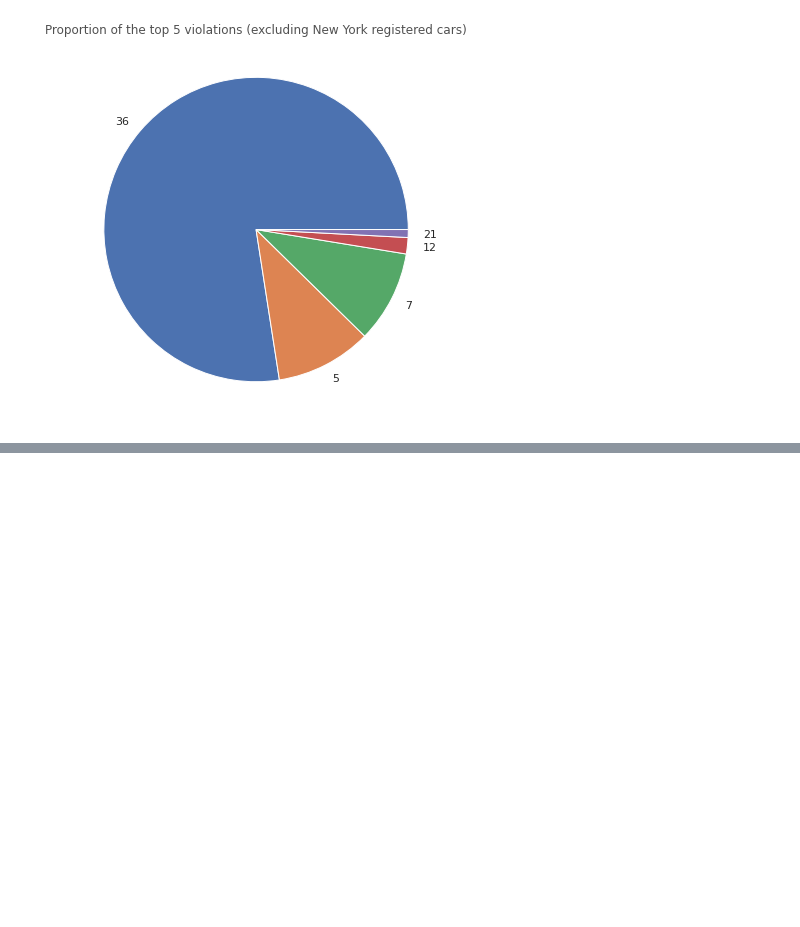
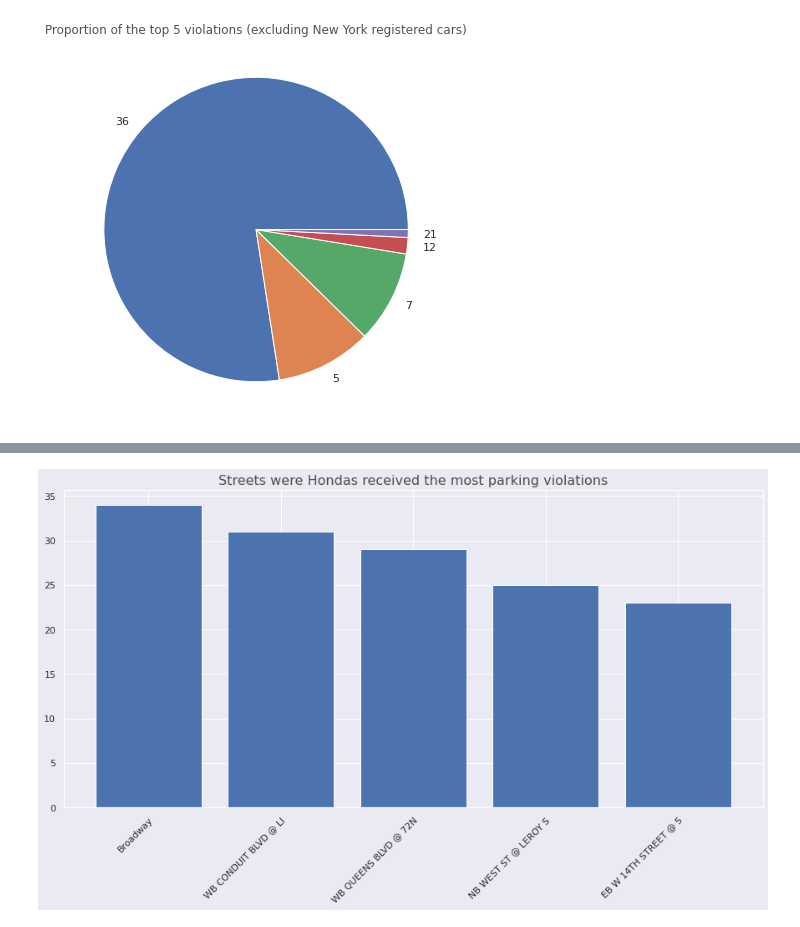
Before and after one commit to pedrohortencio/data-analysis-projects, a Jupyter notebook: NYC Parking Violations/NYC_Parking_Violations.ipynb, the cells around one changed output, grey strips where cells are left out. Drawn from its saved outputs; the diff is of its cells as text; code cells hidden in the pictures; blank space fills up the shorter version.

Commit message:
feat: add new visualization

```diff
--- a/NYC Parking Violations/NYC_Parking_Violations.ipynb
+++ b/NYC Parking Violations/NYC_Parking_Violations.ipynb
@@ -92,7 +92,7 @@ As most of these problematic columns aren't useful for my analysis, I'll drop al
 # %%
 columns_to_keep = ['Summons Number', 'Violation Code', 'Vehicle Make',
                    'Issue Date', 'Plate Type', 'Vehicle Year',
-                   'Violation Time', 'Registration State']
+                   'Violation Time', 'Registration State', 'Street Name']
 
 df.drop(df.columns.difference(columns_to_keep), 1, inplace=True)
 
@@ -210,0 +222,2 @@ df = df[(df['Vehicle Year'] != 0)
+# %%
+df = df[df['Street Name'].notnull()]
@@ -324,0 +343,2 @@ plt.show();
+# %%
+streets_hondas = df[df['Vehicle Make']=='HONDA'].groupby('Street Name')['Summons Number'].count().nlargest(5)
@@ -324,0 +355,13 @@ plt.show();
+# %%
+fig = plt.figure(figsize=(15, 7))
+fig.patch.set_facecolor('#eaeaf2')
+
+plt.bar(streets_hondas.index, streets_hondas.values)
+plt.xticks(rotation=45, rotation_mode="anchor", ha='right')
+
+plt.title('Streets were Hondas received the most parking violations',
+          size=16, alpha=0.8);
+
+plt.show();
+# %% [output]
+[figure, added]
```
Also changed, not shown: parts of 13 cells of this notebook.
